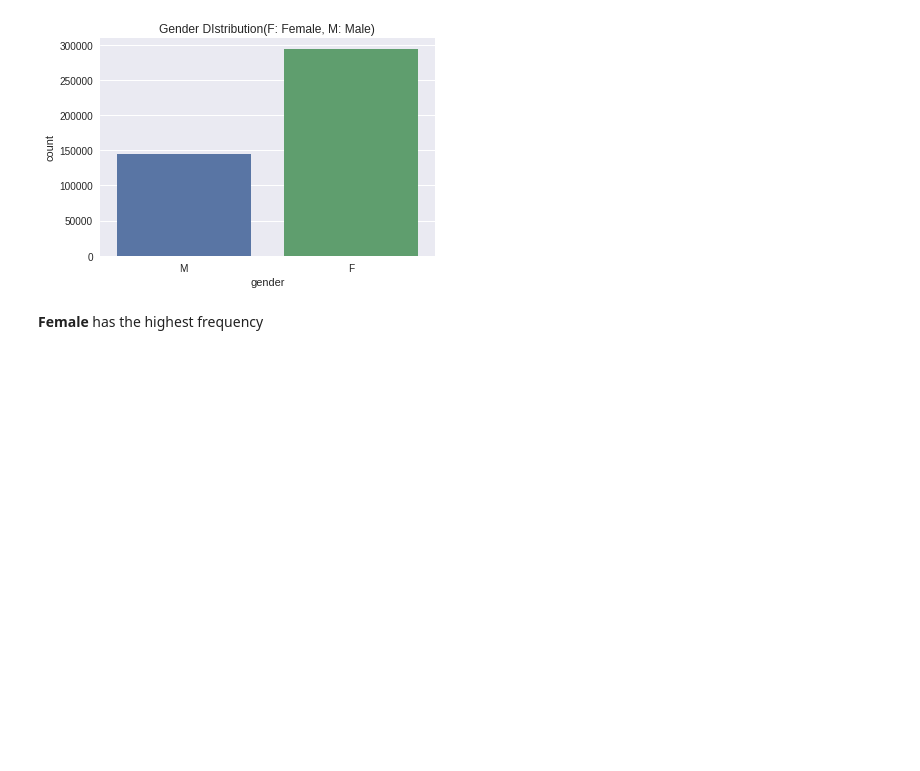
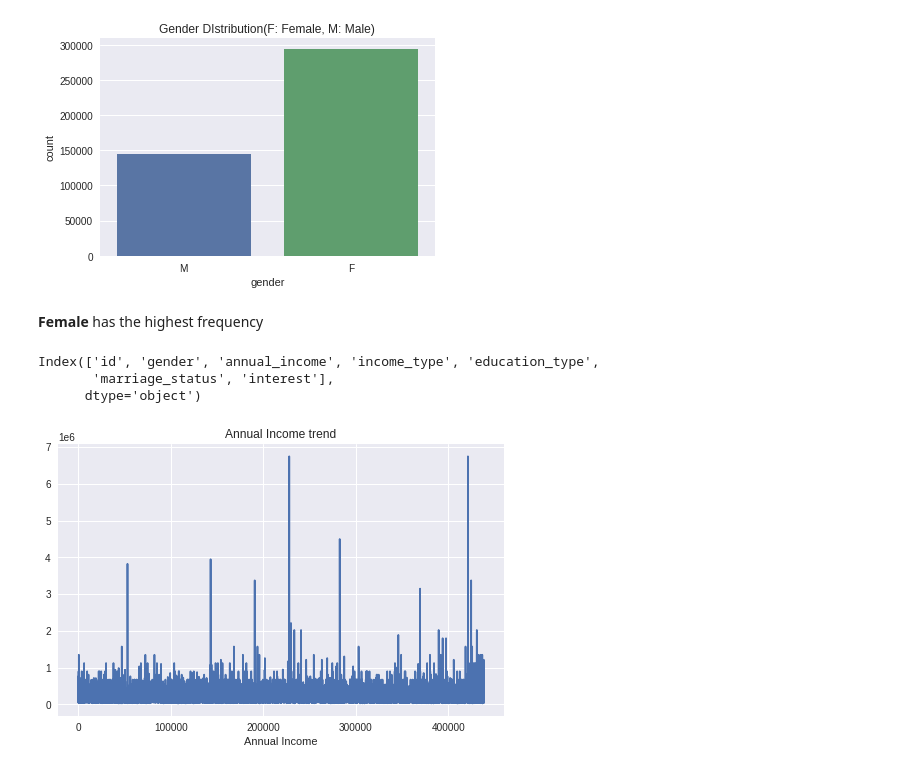
Before and after one commit to drizedunn/Food-Preference, a Jupyter notebook: mlquote.ipynb, the cells around one changed output. Saved outputs shown, nothing was run; the diff lists cells and outputs as text; code cells hidden in the pictures; blank space fills up the shorter version.

```diff
--- a/mlquote.ipynb
+++ b/mlquote.ipynb
@@ -36,8 +36,8 @@ warnings.filterwarnings('ignore')
 The data is a credit card application record data collected from https://www.kaggle.com/datasets/rikdifos/credit-card-approval-prediction?select=application_record.csv
 # %%
 #reading the data
-# data = pd.read_csv('/content/drive/MyDrive/Datasets/application_record.csv')
-data = pd.read_csv('./dataset/application_record.csv')
+data = pd.read_csv('/content/drive/MyDrive/Datasets/application_record.csv')
+# data = pd.read_csv('./dataset/application_record.csv')
 # %%
 #Displaying the first five rows of the data
 data.head()
@@ -235,3 +229,18 @@ plt.show()
 [figure]
 # %% [markdown]
 **Female** has the highest frequency
+# %%
+t_data.columns
+# %% [output]
+Index(['id', 'gender', 'annual_income', 'income_type', 'education_type',
+       'marriage_status', 'interest'],
+      dtype='object')
+# %%
+plt.figure(figsize = (8, 5))
+# plt.plot(t_data['annual_income'].values.reshape(1, -1).tolist())
+plt.plot(t_data['annual_income'])
+plt.xlabel("Annual Income")
+plt.title("Annual Income trend")
+plt.show()
+# %% [output]
+[figure, added]
```
Also changed, not shown: parts of 1 cell of this notebook.
